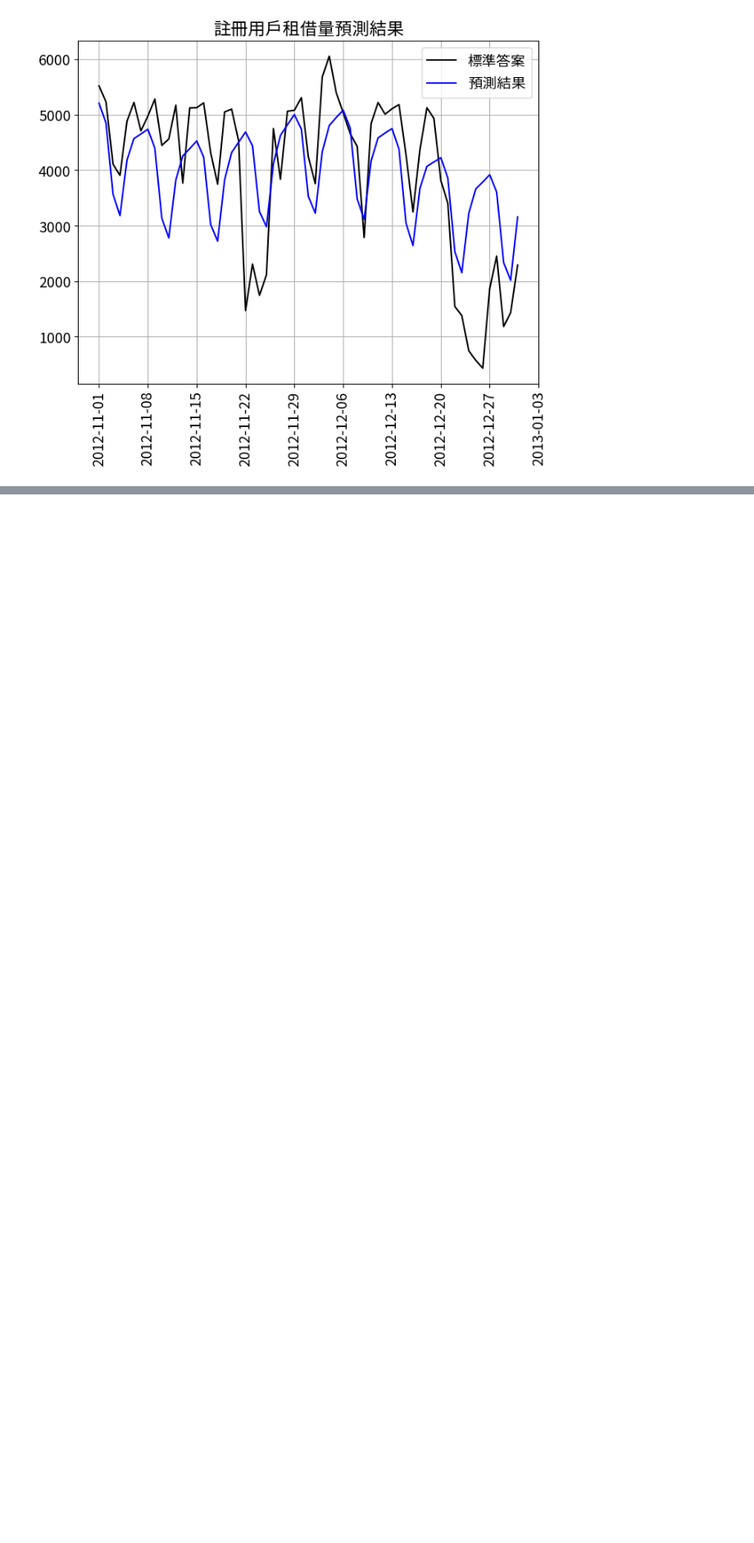
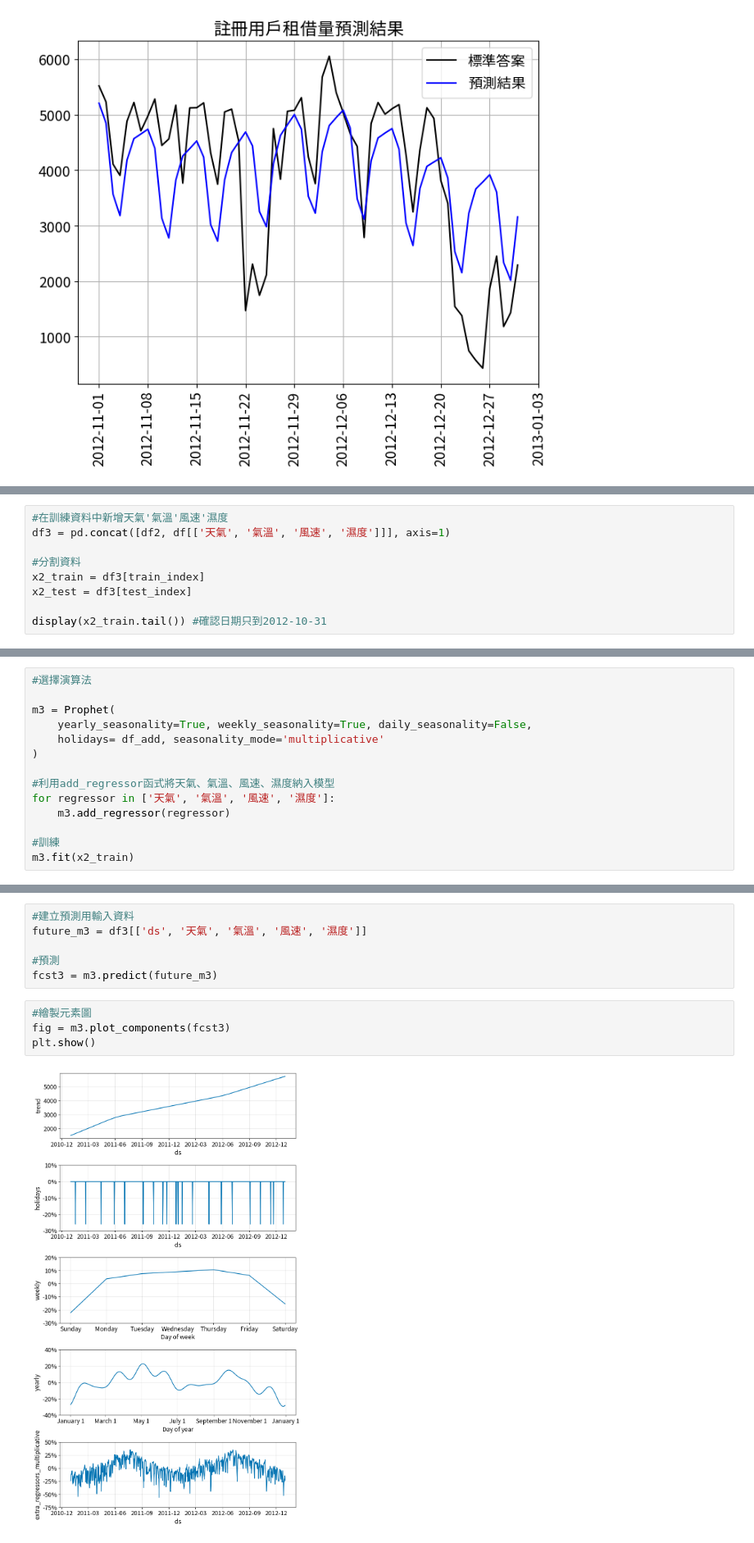
Before and after one commit to GaudiKao/learn-python-by-doing, a Jupyter notebook: Data_Structures&Alogrithms/季節週期性變化預測_時間序列.ipynb, the cells around one changed output, grey strips where cells are left out. Shown at 82% size. Drawn from its saved outputs; the diff is of its cells as text; blank space fills up the shorter version.

```diff
--- a/Data_Structures&Alogrithms/季節週期性變化預測_時間序列.ipynb
+++ b/Data_Structures&Alogrithms/季節週期性變化預測_時間序列.ipynb
@@ -263,0 +307,9 @@ plt.show()
+# %%
+#在訓練資料中新增天氣'氣溫'風速'濕度
+df3 = pd.concat([df2, df[['天氣', '氣溫', '風速', '濕度']]], axis=1)
+
+#分割資料
+x2_train = df3[train_index]
+x2_test = df3[test_index]
+
+display(x2_train.tail()) #確認日期只到2012-10-31
@@ -263,0 +323,14 @@ plt.show()
+# %%
+#選擇演算法
+
+m3 = Prophet(
+    yearly_seasonality=True, weekly_seasonality=True, daily_seasonality=False,
+    holidays= df_add, seasonality_mode='multiplicative'
+)
+
+#利用add_regressor函式將天氣、氣溫、風速、濕度納入模型
+for regressor in ['天氣', '氣溫', '風速', '濕度']:
+    m3.add_regressor(regressor)
+
+#訓練
+m3.fit(x2_train)
@@ -263,0 +341,12 @@ plt.show()
+# %%
+#建立預測用輸入資料
+future_m3 = df3[['ds', '天氣', '氣溫', '風速', '濕度']]
+
+#預測
+fcst3 = m3.predict(future_m3)
+# %%
+#繪製元素圖
+fig = m3.plot_components(fcst3)
+plt.show()
+# %% [output]
+[figure, added]
```
Also changed, not shown: parts of 10 cells of this notebook.
